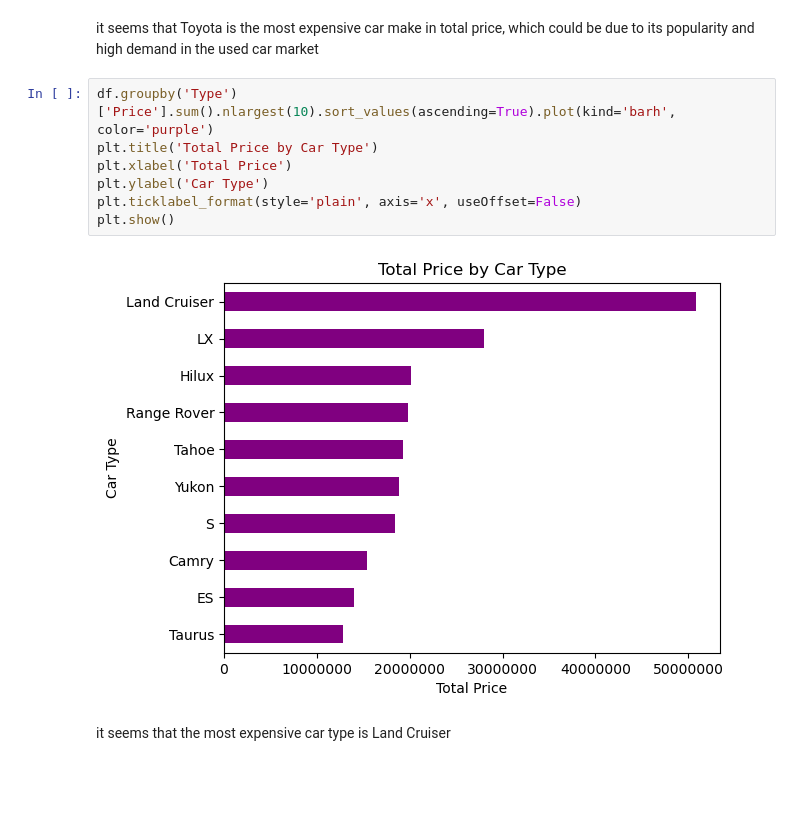
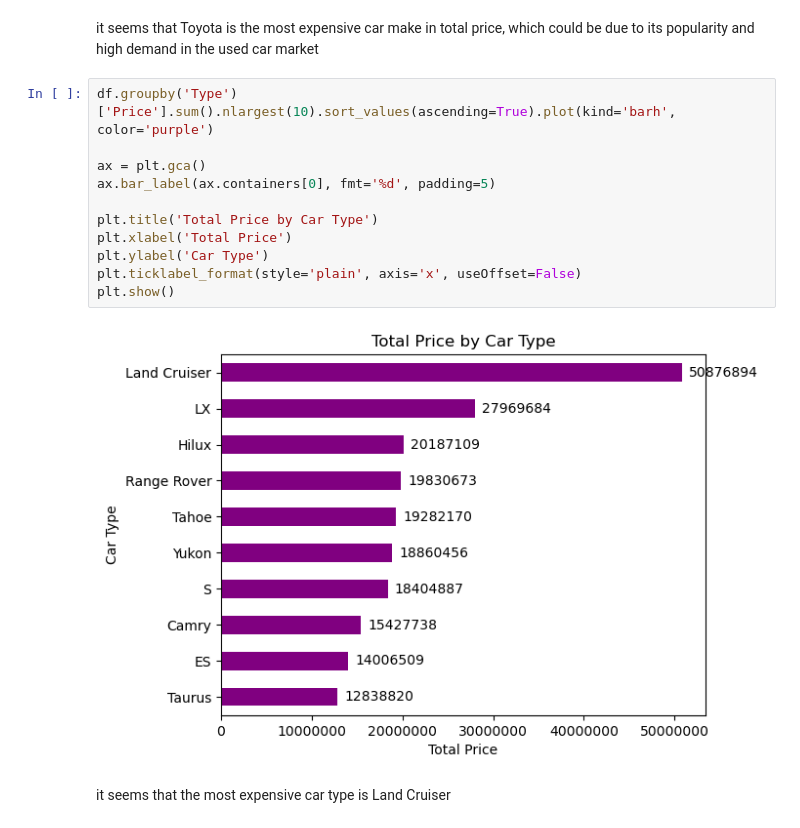
Before and after one commit to MoustafaMohamedMahmoud/Cars, a Jupyter notebook: pythonNote.ipynb, the cells around one changed output. Cells and saved outputs as stored; diff of their text form; blank space fills up the shorter version.

```diff
--- a/pythonNote.ipynb
+++ b/pythonNote.ipynb
@@ -402,13 +443,17 @@ plt.show()
 it seems that Toyota is the most expensive car make in total price, which could be due to its popularity and high demand in the used car market
 # %%
 df.groupby('Type')['Price'].sum().nlargest(10).sort_values(ascending=True).plot(kind='barh', color='purple')
+
+ax = plt.gca()
+ax.bar_label(ax.containers[0], fmt='%d', padding=5)
+
 plt.title('Total Price by Car Type')
 plt.xlabel('Total Price')
 plt.ylabel('Car Type')
 plt.ticklabel_format(style='plain', axis='x', useOffset=False)
 plt.show()
 # %% [output]
-[figure, old version]
+[figure, new version]
 # %% [markdown]
 it seems that the most expensive car type is Land Cruiser
 # %%
```
Also changed, not shown: parts of 15 cells of this notebook.
